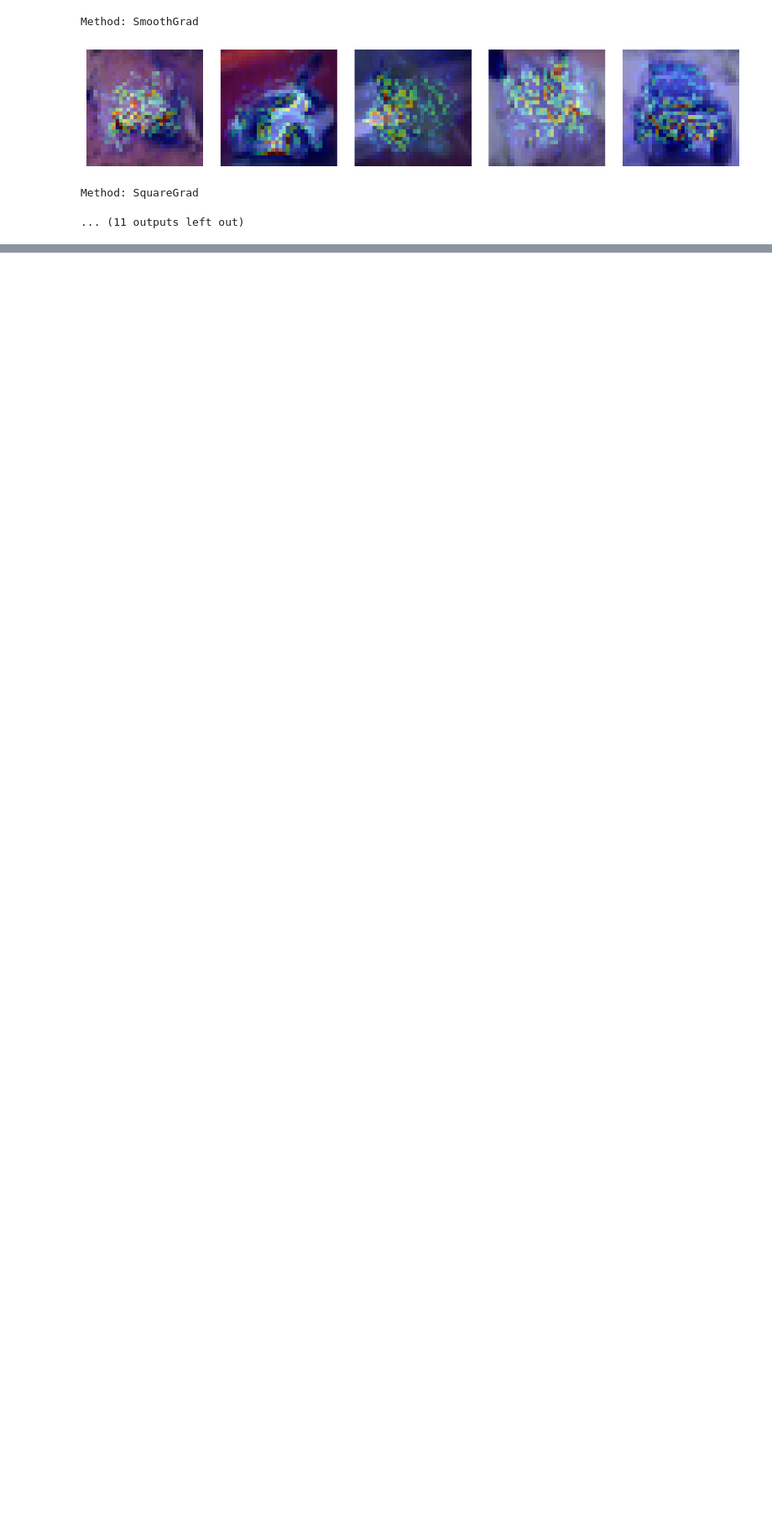
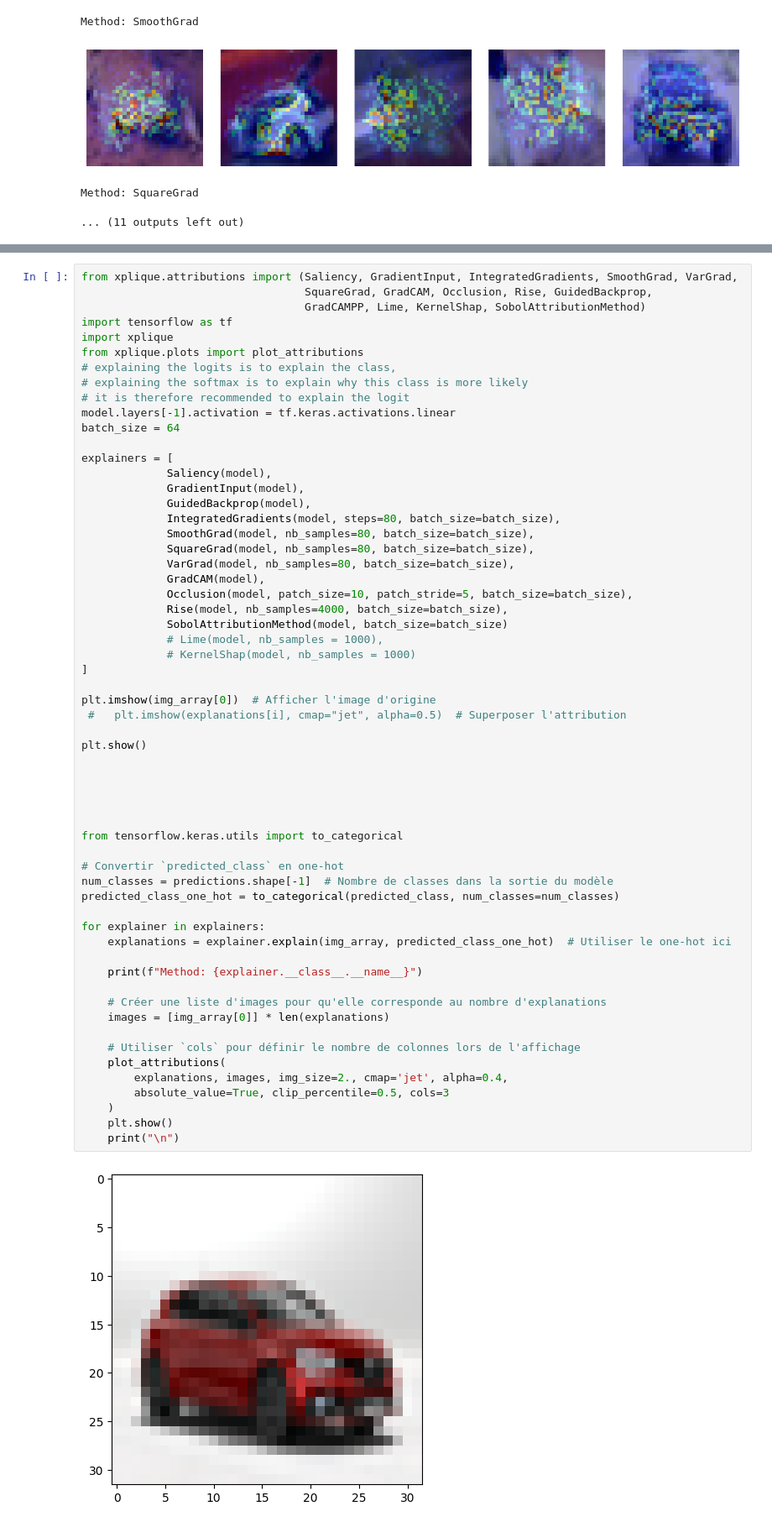
Before and after one commit to Lilyakhelid/Brain_tumor, a Jupyter notebook: results/explainability_cifar.ipynb, the cells around one changed output, grey strips where cells are left out. Shown at 84% size. Drawn from its saved outputs; the diff is of its cells as text; blank space fills up the shorter version.

```diff
--- a/results/explainability_cifar.ipynb
+++ b/results/explainability_cifar.ipynb
@@ -145,0 +196,61 @@ Method: SquareGrad
+# %%
+from xplique.attributions import (Saliency, GradientInput, IntegratedGradients, SmoothGrad, VarGrad,
+                                  SquareGrad, GradCAM, Occlusion, Rise, GuidedBackprop,
+                                  GradCAMPP, Lime, KernelShap, SobolAttributionMethod)
+import tensorflow as tf
+import xplique
+from xplique.plots import plot_attributions
+# explaining the logits is to explain the class,
+# explaining the softmax is to explain why this class is more likely
+# it is therefore recommended to explain the logit
+model.layers[-1].activation = tf.keras.activations.linear
+batch_size = 64
+
+explainers = [
+             Saliency(model),
+             GradientInput(model),
+             GuidedBackprop(model),
+             IntegratedGradients(model, steps=80, batch_size=batch_size),
+             SmoothGrad(model, nb_samples=80, batch_size=batch_size),
+             SquareGrad(model, nb_samples=80, batch_size=batch_size),
+             VarGrad(model, nb_samples=80, batch_size=batch_size),
+             GradCAM(model),
+             Occlusion(model, patch_size=10, patch_stride=5, batch_size=batch_size),
+             Rise(model, nb_samples=4000, batch_size=batch_size),
+             SobolAttributionMethod(model, batch_size=batch_size)
+             # Lime(model, nb_samples = 1000),
+             # KernelShap(model, nb_samples = 1000)
+]
+
+plt.imshow(img_array[0])  # Afficher l'image d'origine
+ #   plt.imshow(explanations[i], cmap="jet", alpha=0.5)  # Superposer l'attribution
+
+plt.show()
+
+
+
+
+
+from tensorflow.keras.utils import to_categorical
+
+# Convertir `predicted_class` en one-hot
+num_classes = predictions.shape[-1]  # Nombre de classes dans la sortie du modèle
+predicted_class_one_hot = to_categorical(predicted_class, num_classes=num_classes)
+
+for explainer in explainers:
+    explanations = explainer.explain(img_array, predicted_class_one_hot)  # Utiliser le one-hot ici
+
+    print(f"Method: {explainer.__class__.__name__}")
+
+    # Créer une liste d'images pour qu'elle corresponde au nombre d'explanations
+    images = [img_array[0]] * len(explanations)
+
+    # Utiliser `cols` pour définir le nombre de colonnes lors de l'affichage
+    plot_attributions(
+        explanations, images, img_size=2., cmap='jet', alpha=0.4,
+        absolute_value=True, clip_percentile=0.5, cols=3
+    )
+    plt.show()
+    print("\n")
+# %% [output]
+[figure, added]
```
Also changed, not shown: parts of 5 cells of this notebook.
